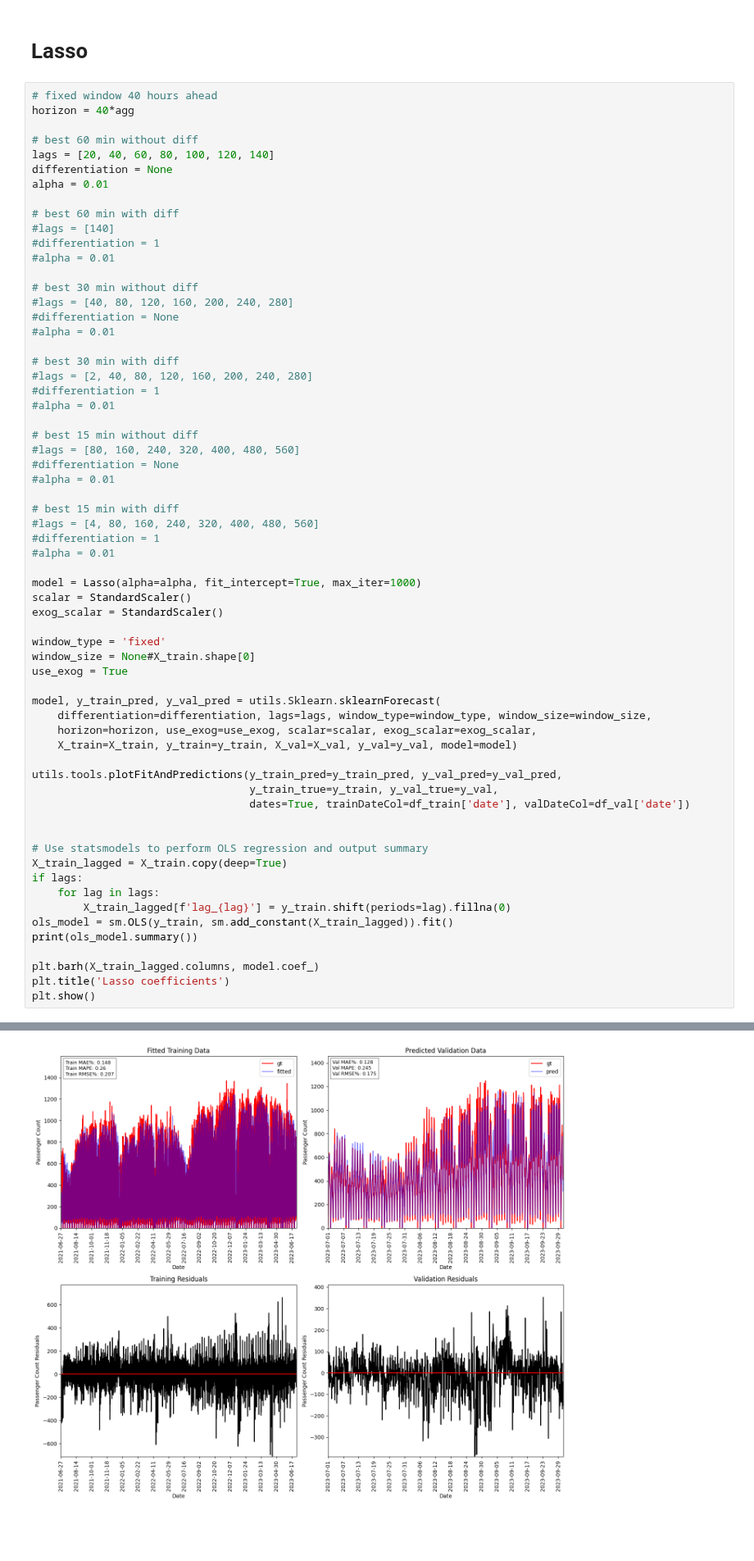
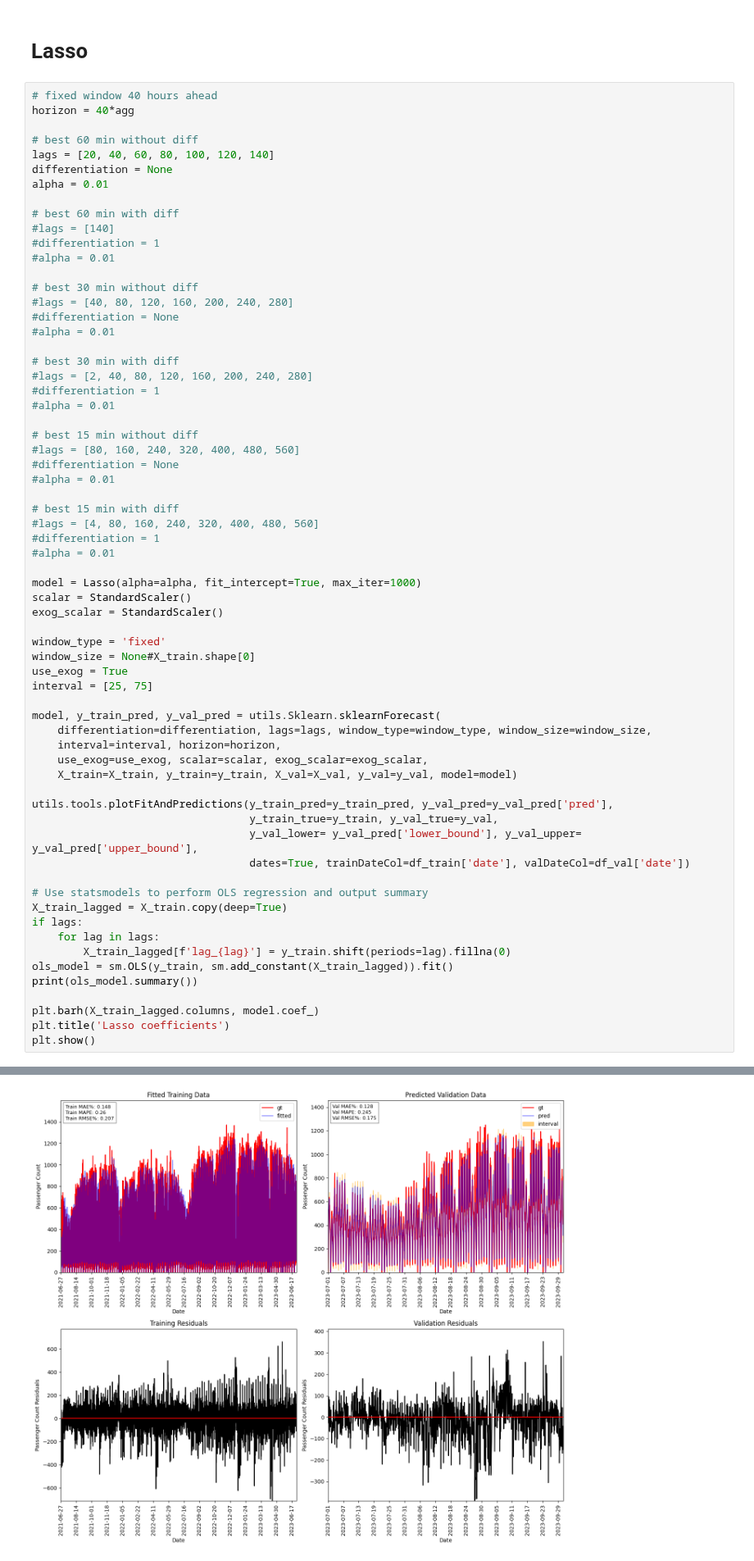
Before and after one commit to andr830g/Machine-Learning-Passenger-Forecasting, a Jupyter notebook: TimeSeriesModelling.ipynb, the cells around one changed output, grey strips where cells are left out. Shown at 82% size. Drawn from its saved outputs; the diff is of its cells as text; blank space fills up the shorter version.

Commit message:
Added prediction interval to sklearn
Tilføjet prediction interval ved bootstrapping til sklearn

```diff
--- a/TimeSeriesModelling.ipynb
+++ b/TimeSeriesModelling.ipynb
@@ -116,16 +116,18 @@ exog_scalar = StandardScaler()
 window_type = 'fixed'
 window_size = None#X_train.shape[0]
 use_exog = True
+interval = [25, 75]
 
 model, y_train_pred, y_val_pred = utils.Sklearn.sklearnForecast(
     differentiation=differentiation, lags=lags, window_type=window_type, window_size=window_size,
-    horizon=horizon, use_exog=use_exog, scalar=scalar, exog_scalar=exog_scalar,
+    interval=interval, horizon=horizon,
+    use_exog=use_exog, scalar=scalar, exog_scalar=exog_scalar,
     X_train=X_train, y_train=y_train, X_val=X_val, y_val=y_val, model=model)
 
-utils.tools.plotFitAndPredictions(y_train_pred=y_train_pred, y_val_pred=y_val_pred,
+utils.tools.plotFitAndPredictions(y_train_pred=y_train_pred, y_val_pred=y_val_pred['pred'],
                                   y_train_true=y_train, y_val_true=y_val,
+                                  y_val_lower= y_val_pred['lower_bound'], y_val_upper= y_val_pred['upper_bound'],
                                   dates=True, trainDateCol=df_train['date'], valDateCol=df_val['date'])
-
 
 # Use statsmodels to perform OLS regression and output summary
 X_train_lagged = X_train.copy(deep=True)
@@ -146,4 +145,4 @@ Execution time: 0.350 sec
-[figure, old version]
+[figure, new version]
                             OLS Regression Results
 ==============================================================================
 Dep. Variable:     passengersBoarding   R-squared:                       0.887
```
Also changed, not shown: parts of 3 cells of this notebook, 2 other files.
